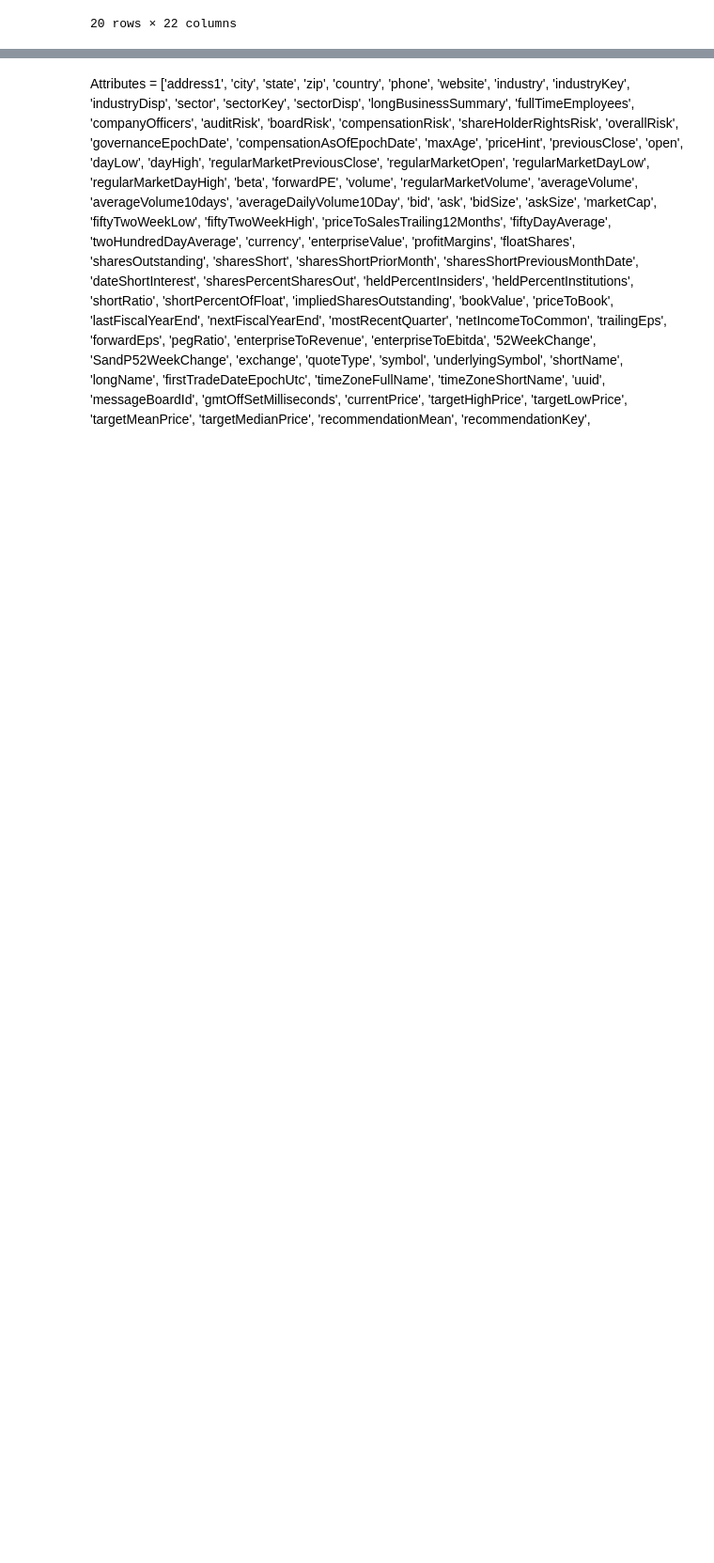
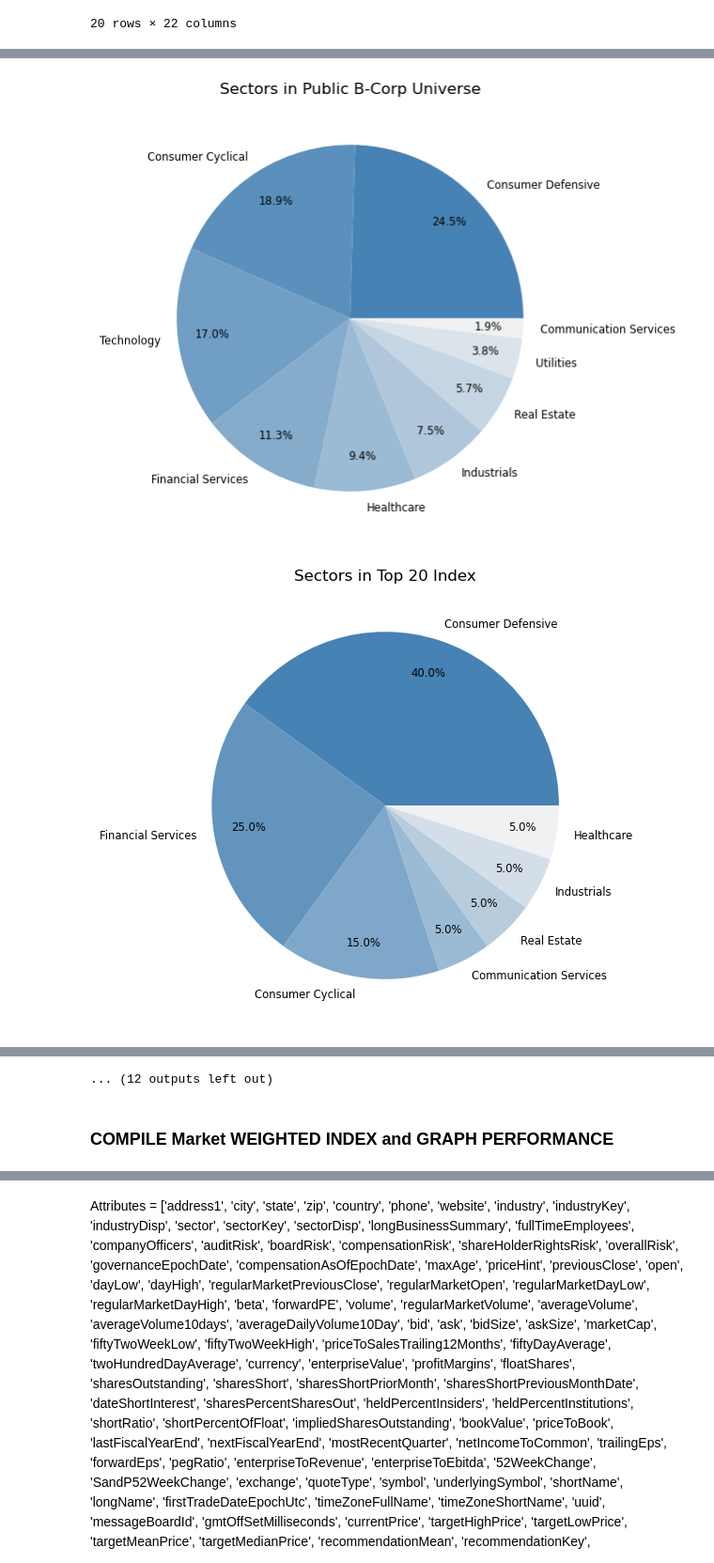
Before and after one commit to apenake/Certified_B_Corp_Index, a Jupyter notebook: Public B Corp Index with Currency Conversion.ipynb, the cells around one changed output, grey strips where cells are left out. Shown at 94% size. Saved outputs shown, nothing was run; the diff lists cells and outputs as text; code cells hidden in the pictures; blank space fills up the shorter version.

```diff
--- a/Public B Corp Index with Currency Conversion.ipynb
+++ b/Public B Corp Index with Currency Conversion.ipynb
@@ -1499,0 +1487,12 @@ Name: Index, Length: 87, dtype: float64
+# %%
+dfs = [df22, df23, df24]
+px_indexs = [price_wgt_index_22, price_wgt_index_23, price_wgt_index_24]
+
+for i in range(len(dfs)):
+    tickers = [col[:-7] for col in px_indexs[i].columns][:-1]
+    info = dfs[i].loc[dfs[i].index.isin(tickers)]
+
+    visualize_groups(classify_all, info)
+# %% [output]
+[figure, added]
+[figure, added]
@@ -1499,0 +1509,3 @@ Name: Index, Length: 87, dtype: float64
+... (12 outputs left out)
+# %% [markdown]
+### COMPILE Market WEIGHTED INDEX and GRAPH PERFORMANCE
```
Also changed, not shown: parts of 12 cells of this notebook, 6 other files.
